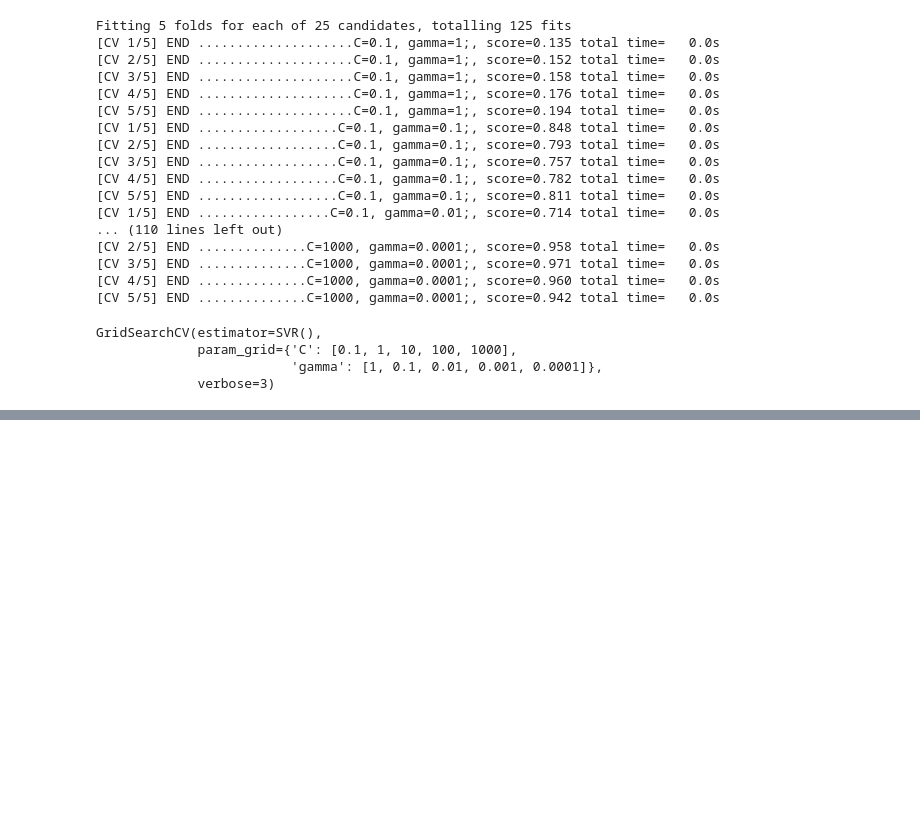
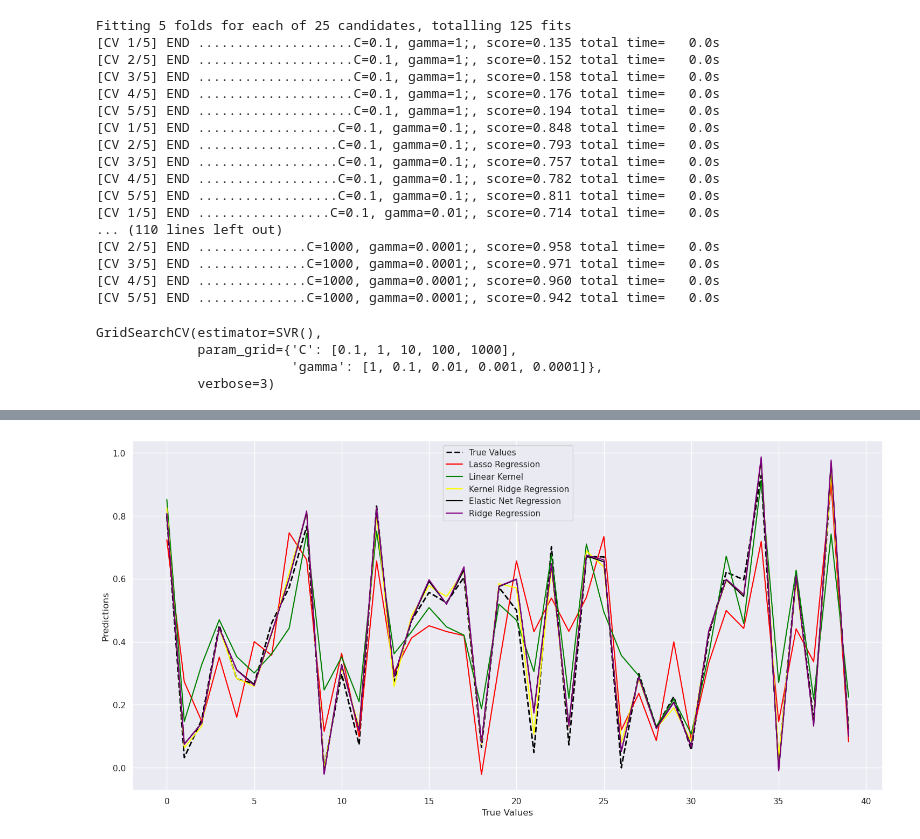
Before and after one commit to Raaaii/Breast_Cancer_ML-DL, a Jupyter notebook: elasticNet/finalwork.ipynb, the cells around one changed output, grey strips where cells are left out. Saved outputs shown, nothing was run; the diff lists cells and outputs as text; code cells hidden in the pictures; blank space fills up the shorter version.

```diff
--- a/elasticNet/finalwork.ipynb
+++ b/elasticNet/finalwork.ipynb
@@ -609,0 +680,18 @@ results_df
+# %%
+#vizualization real values line plot
+
+plt.figure(figsize=(16, 8))
+plt.plot(y_test, c='black', linewidth=2 , linestyle='--', label='True Values')
+#change line width
+
+plt.plot(test_predLR, c='red', label='Lasso Regression')
+plt.plot(test_predSVR_gauss, c='green', label='Linear Kernel')
+plt.plot(test_predKRR, c='yellow', label='Kernel Ridge Regression')
+plt.plot(test_predER, c='black', label='Elastic Net Regression')
+plt.plot(test_predRR, c='purple', label='Ridge Regression')
+plt.legend()
+plt.xlabel('True Values')
+plt.ylabel('Predictions')
+plt.show()
+# %% [output]
+[figure, added]
```
Also changed, not shown: parts of 19 cells of this notebook.
